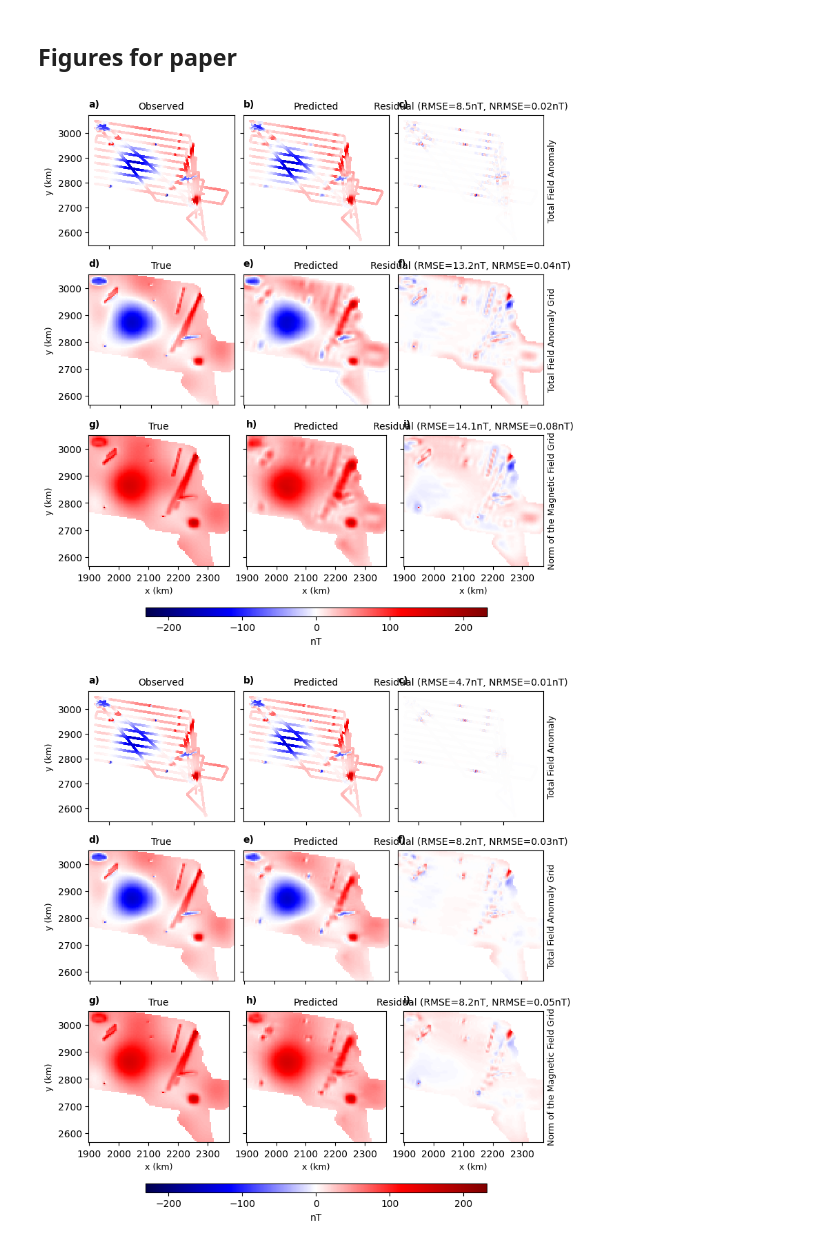
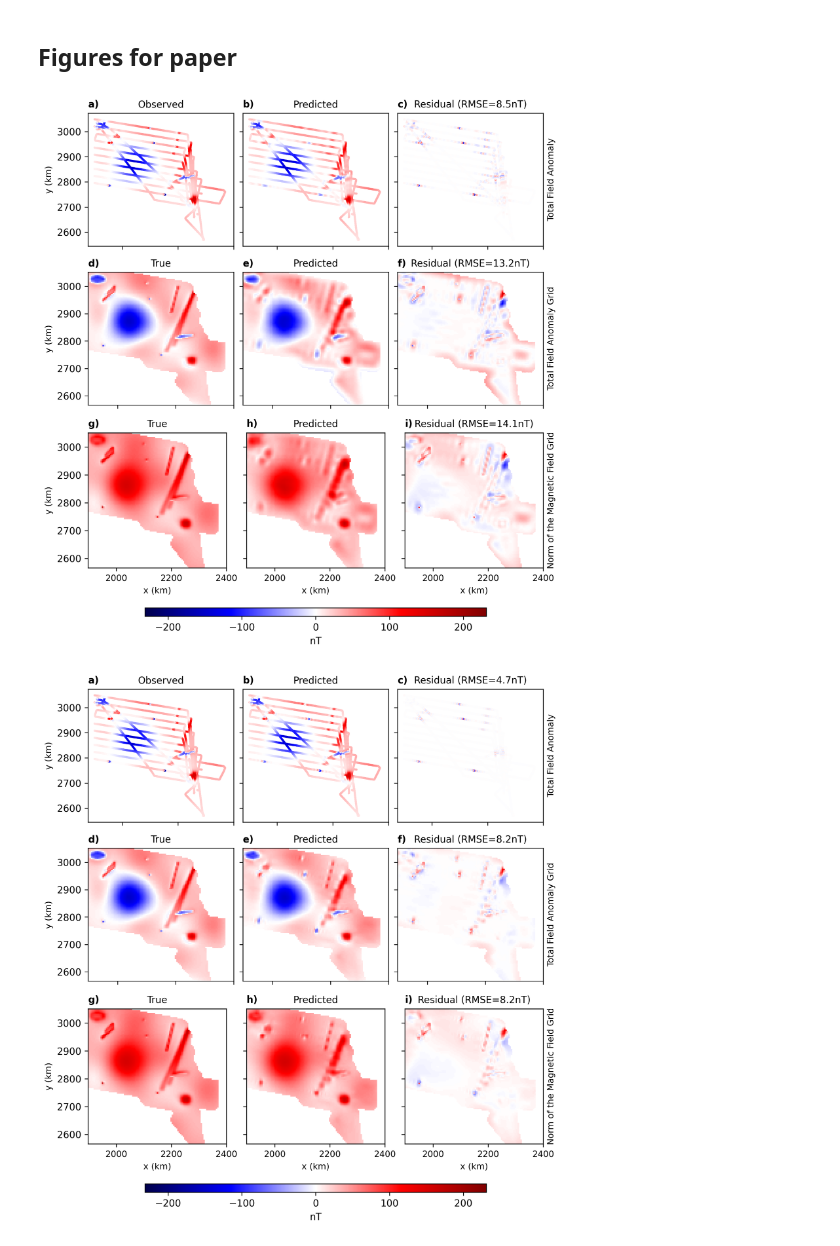
Before and after one commit to compgeolab/eqs-magnetic-dual-layer, a Jupyter notebook: code/06_icegrav_synthetic.ipynb, the cells around one changed output. Drawn from its saved outputs; the diff is of its cells as text; code cells hidden in the pictures.

```diff
--- a/code/06_icegrav_synthetic.ipynb
+++ b/code/06_icegrav_synthetic.ipynb
@@ -766,7 +764,7 @@ grid_coordinates_km = [coord / 1000 for coord in grid_coordinates]
 plot_config = {
     "row1": {
         #"titles": ['Observed', 'Predicted', 'Residual (RMSE={})'.format(round(rmse_tfa_1layer, 1))],
-        "titles": ['Observed', 'Predicted', f'Residual (RMSE={np.round(rmse_tfa_1layer,1)}nT, NRMSE={np.round(nrmse_tfa_1layer, 2)}nT)'],
+        "titles": ['Observed', 'Predicted', f'Residual (RMSE={np.round(rmse_tfa_1layer,1)}nT)'],
         "labels": ['a)', 'b)', 'c)'],
         "ylabels": ['y (km)', '', 'Total Field Anomaly'],
         "scales": [scale_tfa_synthetic] * 3,
@@ -775,7 +773,7 @@ plot_config = {
         "coords": [coordinates_km] * 3,
     },
     "row2": {
-        "titles": ['True', 'Predicted', f'Residual (RMSE={np.round(rmse_tfa_grid_1layer,1)}nT, NRMSE={np.round(nrmse_tfa_grid_1layer, 2)}nT)'],
+        "titles": ['True', 'Predicted', f'Residual (RMSE={np.round(rmse_tfa_grid_1layer,1)}nT)'],
         "labels": ['d)', 'e)', 'f)'],
         "ylabels": ['y (km)', '', 'Total Field Anomaly Grid'],
         "scales": [scale_tfa_synthetic] * 3,
@@ -784,7 +782,7 @@ plot_config = {
         "coords": [grid_coordinates_km] * 3,
     },
     "row3": {
-        "titles": ['True', 'Predicted', f'Residual (RMSE={np.round(rmse_bnorm_grid_1layer,1)}nT, NRMSE={np.round(nrmse_bnorm_grid_1layer, 2)}nT)'],
+        "titles": ['True', 'Predicted', f'Residual (RMSE={np.round(rmse_bnorm_grid_1layer,1)}nT)'],
         "labels": ['g)', 'h)', 'i)'],
         "ylabels": ['y (km)', '', 'Norm of the Magnetic Field Grid'],
         "scales": [scale_tfa_synthetic] * 3,
@@ -809,48 +807,52 @@ for row_idx, (row_key, row_config) in enumerate(plot_config.items()):
                 c=data,
                 cmap="seismic",
                 s=1,
                 vmin=-scale,
                 vmax=scale,
             )
         elif plot_type == 'pcolormesh':
             plot = ax[col_idx].pcolormesh(
                 *coords[:2],
                 data,
                 cmap="seismic",
                 vmin=-scale,
                 vmax=scale,
             )
         ax[col_idx].set_title(title, fontsize=10)
 
         if label in ['c)', 'f)', 'i)']:
             ax[col_idx].set_ylabel(ylabel, fontsize=9)
             ax[col_idx].yaxis.set_label_position('right')
         else:
             ax[col_idx].set_ylabel(ylabel, fontsize=9)
 
         if label in ['g)', 'h)', 'i)']:
             ax[col_idx].set_xlabel("x (km)", fontsize=9)
 
-        ax[col_idx].text(0.0, 1.12, label, transform=ax[col_idx].transAxes, weight='bold', fontsize=10, va='top')
+        ax[col_idx].text(0.0, 1.10, label, transform=ax[col_idx].transAxes, weight='bold', fontsize=10, va='top')
 
-        ax[0].xaxis.set_major_locator(MaxNLocator(integer=True, prune='both', nbins=5))  # Set number of x-ticks
-        if row_idx != 2:
-            for col in ax:
-                col.set_xticklabels([])  # Hide x-tick labels for rows 1 and 2
-                col.set_xticks(ax[2].get_xticks())  # Hide x-tick labels for rows 1 and 2
-        else:
-            ax[0].set_xticks(ax[2].get_xticks())
-            ax[0].set_xticklabels(ax[2].get_xticklabels())
+xticks = [2000, 2200, 2400]
+for row_idx in range(3):
+    for ax in figures[row_idx].axes:
+        ax.set_xticks(xticks)
+        ax.set_xticklabels([str(int(tick)) for tick in xticks], fontsize=9)
+        ax.xaxis.set_major_locator(FixedLocator(xticks))
+for row_idx in range(2):
+    for ax in figures[row_idx].axes:
+        ax.set_xticklabels([])
 
 fig.colorbar(plot, ax=figures[2].axes, orientation="horizontal", label='nT', pad=0.08, shrink=0.75, aspect=40)
 
-plt.show()
+single_layer_figure = Path("..") / "paper" / "figures" / "single_layer_synthetic.png"
+fig.savefig(single_layer_figure, dpi=300, bbox_inches="tight")
+plt.close()
+Image(single_layer_figure)
 # %% [output]
-[figure, old version]
+[figure, new version]
 # %%
 plot_config = {
     "row1": {
-        "titles": ['Observed', 'Predicted', f'Residual (RMSE={np.round(rmse_tfa,1)}nT, NRMSE={np.round(nrmse_tfa, 2)}nT)'],
+        "titles": ['Observed', 'Predicted', f'Residual (RMSE={np.round(rmse_tfa,1)}nT)'],
         "labels": ['a)', 'b)', 'c)'],
         "ylabels": ['y (km)', '', 'Total Field Anomaly'],
         "scales": [scale_tfa_synthetic] * 3,
@@ -859,7 +861,7 @@ plot_config = {
         "coords": [coordinates_km] * 3,
     },
     "row2": {
-        "titles": ['True', 'Predicted', f'Residual (RMSE={np.round(rmse_tfa_grid,1)}nT, NRMSE={np.round(nrmse_tfa_grid,2)}nT)'],
+        "titles": ['True', 'Predicted', f'Residual (RMSE={np.round(rmse_tfa_grid,1)}nT)'],
         "labels": ['d)', 'e)', 'f)'],
         "ylabels": ['y (km)', '', 'Total Field Anomaly Grid'],
         "scales": [scale_tfa_synthetic] * 3,
@@ -868,7 +870,7 @@ plot_config = {
         "coords": [grid_coordinates_km] * 3,
     },
     "row3": {
-        "titles": ['True', 'Predicted', f'Residual (RMSE={np.round(rmse_bnorm_grid,1)}nT, NRMSE={np.round(nrmse_bnorm_grid,2)}nT)'],
+        "titles": ['True', 'Predicted', f'Residual (RMSE={np.round(rmse_bnorm_grid,1)}nT)'],
         "labels": ['g)', 'h)', 'i)'],
         "ylabels": ['y (km)', '', 'Norm of the Magnetic Field Grid'],
         "scales": [scale_tfa_synthetic] * 3,
@@ -915,19 +917,25 @@ for row_idx, (row_key, row_config) in enumerate(plot_config.items()):
         if label in ['g)', 'h)', 'i)']:
             ax[col_idx].set_xlabel("x (km)", fontsize=9)
 
-        ax[col_idx].text(0.0, 1.12, label, transform=ax[col_idx].transAxes, weight='bold', fontsize=10, va='top')
+        ax[col_idx].text(0.0, 1.10, label, transform=ax[col_idx].transAxes, weight='bold', fontsize=10, va='top')
 
-        ax[0].xaxis.set_major_locator(MaxNLocator(integer=True, prune='both', nbins=5))  # Set number of x-ticks
-        if row_idx != 2:
-            for col in ax:
-                col.set_xticklabels([])  # Hide x-tick labels for rows 1 and 2
-                col.set_xticks(ax[2].get_xticks())  # Hide x-tick labels for rows 1 and 2
-        else:
-            ax[0].set_xticks(ax[2].get_xticks())
-            ax[0].set_xticklabels(ax[2].get_xticklabels())
+xticks = [2000, 2200, 2400]
+for row_idx in range(3):
+    for ax in figures[row_idx].axes:
+        ax.set_xticks(xticks)
+        ax.set_xticklabels([str(int(tick)) for tick in xticks], fontsize=9)
+        ax.xaxis.set_major_locator(FixedLocator(xticks))
+for row_idx in range(2):
+    for ax in figures[row_idx].axes:
+        ax.set_xticklabels([])
 
 fig.colorbar(plot, ax=figures[2].axes, orientation="horizontal", label='nT', pad=0.08, shrink=0.75, aspect=40)
 
-plt.show()
+#plt.show()
+
+dual_layer_figure = Path("..") / "paper" / "figures" / "dual_layer_synthetic.png"
+fig.savefig(dual_layer_figure, dpi=300, bbox_inches="tight")
+plt.close()
+Image(dual_layer_figure)
 # %% [output]
-[figure, old version]
+[figure, new version]
```
Also changed, not shown: parts of 10 cells of this notebook, 3 other files.
